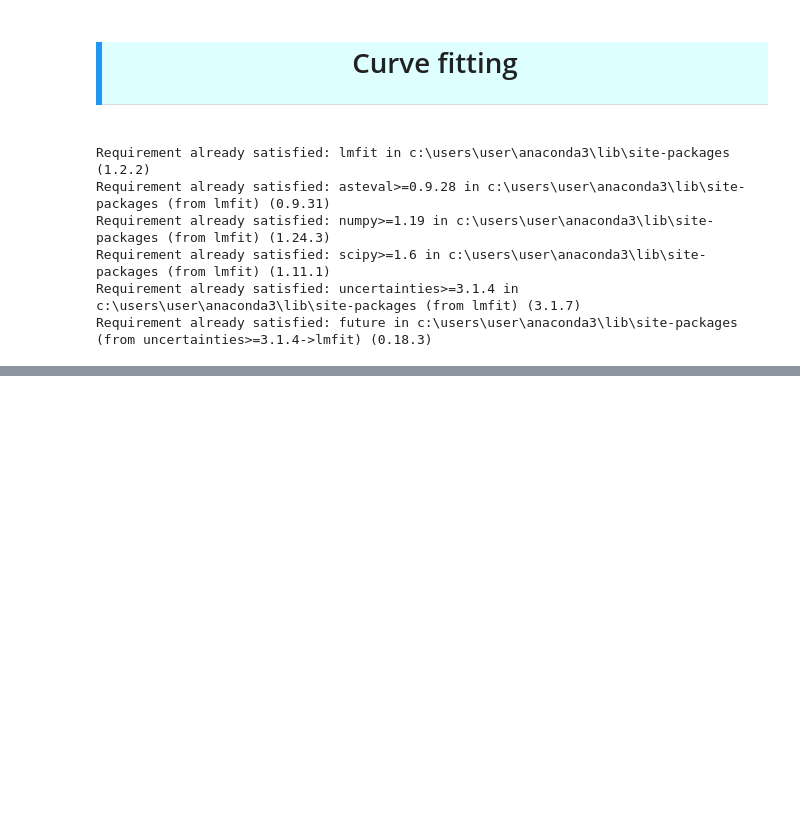
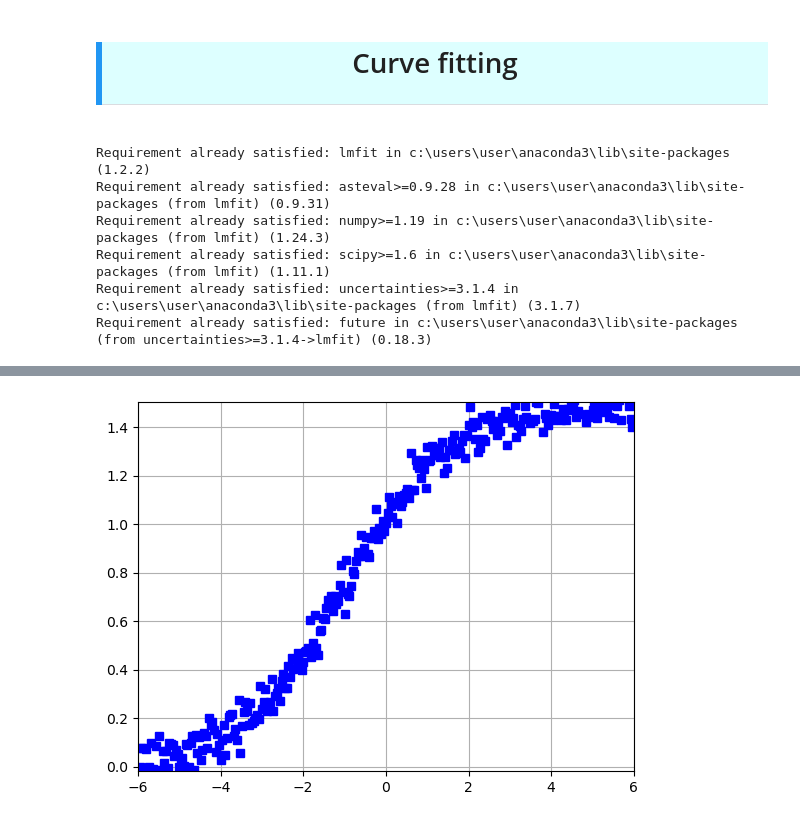
Before and after one commit to szalai-istvan/python-machine-learning, a Jupyter notebook: 02_python-scientific-projects/017_curve-fitting/curve-fitting.ipynb, the cells around one changed output, grey strips where cells are left out. Cells and saved outputs as stored; diff of their text form; code cells hidden in the pictures; blank space fills up the shorter version.

Commit message:
curve fitting 2

```diff
--- a/02_python-scientific-projects/017_curve-fitting/curve-fitting.ipynb
+++ b/02_python-scientific-projects/017_curve-fitting/curve-fitting.ipynb
@@ -126,0 +127,16 @@ result.plot();
+# %%
+# fitting a user defined function
+
+def sigmoid(x, alpha = 1, beta = 1, tau = 0):
+    return alpha / (1 + np.exp(-beta*(x - tau)))
+# %%
+x = np.linspace(-6, 6, 301)
+y = sigmoid(x, alpha=1.5, beta=.8, tau=-1) + np.random.randn(len(x))/20
+
+plt.plot(x, y, 'bs')
+plt.xlim(x[[0,-1]])
+plt.ylim(y[[0,-1]])
+plt.grid()
+plt.show()
+# %% [output]
+[figure, added]
```
Also changed, not shown: parts of 10 cells of this notebook.
